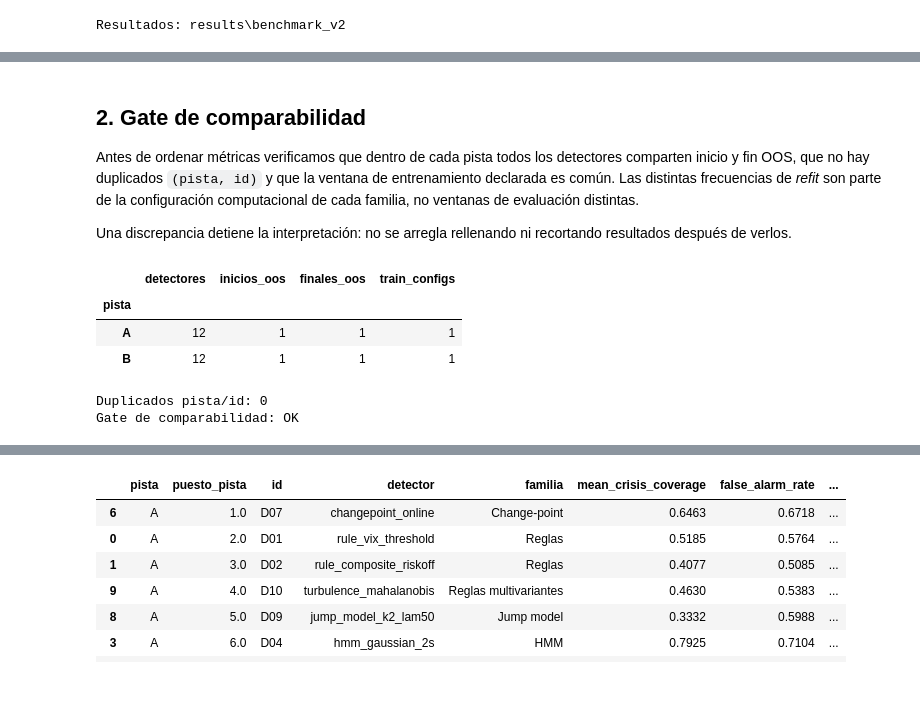
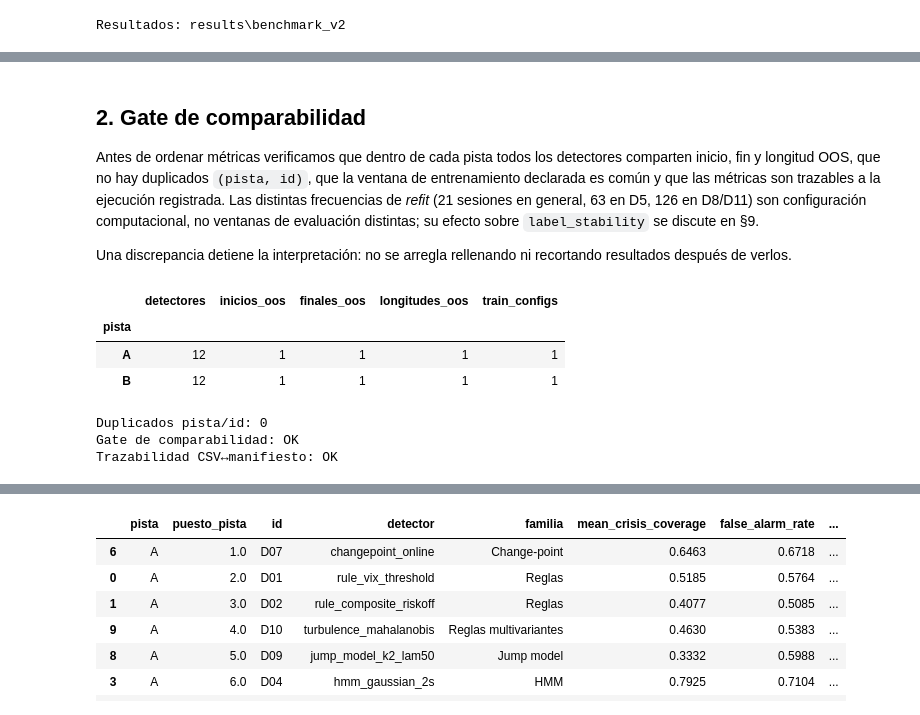
Before and after one commit to Romequinco/PRUEBAS_DETECCION_REGIMENES_DE_MERCADO_TFM, a Jupyter notebook: notebooks/05_comparacion_detectores.ipynb, the cells around one changed output, grey strips where cells are left out. Drawn from its saved outputs; the diff is of its cells as text; code cells hidden in the pictures; blank space fills up the shorter version.

```diff
--- a/notebooks/05_comparacion_detectores.ipynb
+++ b/notebooks/05_comparacion_detectores.ipynb
@@ -43,13 +67,27 @@ histórica y B riqueza multi-activo.
 # %%
+VERIFICACION_LOCAL = False
 try:
     metrics = bm.load_metrics(OUTPUT_DIR)
+    VERIFICACION_LOCAL = True
     HAY_RESULTADOS = True
 except FileNotFoundError as exc:
     metrics = pd.DataFrame()
     HAY_RESULTADOS = False
     print(exc)
+except RuntimeError as exc:
+    print('Verificación local de huella no superada en esta máquina:')
+    print('  ', str(exc)[:160], '...')
+    print('Se usan las métricas versionadas y se verifica su procedencia contra manifest.json.')
+    metrics = bm.load_metrics(OUTPUT_DIR, require_current=False)
+    HAY_RESULTADOS = True
 
 if HAY_RESULTADOS:
+    provenance = bm.metrics_provenance(OUTPUT_DIR)
+    TRAZABLE = bool(len(provenance) and provenance['coincide_manifest'].all())
+    print('Ejecución registrada en manifest.json:', provenance.attrs.get('manifest_generated_utc'))
+    print('CSV con huella = manifiesto:', int(provenance['coincide_manifest'].sum()), '/', len(provenance))
+    print('Verificación local completa (código + datos + entorno):', VERIFICACION_LOCAL)
+
     inventario = metrics.groupby('pista')['id'].agg(['count', lambda s: ', '.join(sorted(s))])
     inventario.columns = ['n_detectores', 'ids']
     display(inventario)
@@ -58,4 +96,5 @@ if HAY_RESULTADOS:
     print('Benchmark completo:', BENCHMARK_COMPLETO)
 else:
     BENCHMARK_COMPLETO = False
+    TRAZABLE = False
 # %% [output]
@@ -68,40 +113,43 @@ Benchmark completo: True
 ## 2. Gate de comparabilidad
 
 Antes de ordenar métricas verificamos que dentro de cada pista todos los detectores
-comparten inicio y fin OOS, que no hay duplicados `(pista, id)` y que la ventana de
-entrenamiento declarada es común. Las distintas frecuencias de *refit* son parte de
-la configuración computacional de cada familia, no ventanas de evaluación distintas.
+comparten inicio, fin y longitud OOS, que no hay duplicados `(pista, id)`, que la
+ventana de entrenamiento declarada es común y que las métricas son trazables a la
+ejecución registrada. Las distintas frecuencias de *refit* (21 sesiones en general, 63
+en D5, 126 en D8/D11) son configuración computacional, no ventanas de evaluación
+distintas; su efecto sobre `label_stability` se discute en §9.
 
 Una discrepancia detiene la interpretación: no se arregla rellenando ni recortando
 resultados después de verlos.
 # %%
 if HAY_RESULTADOS:
     duplicates = metrics.duplicated(['pista', 'id']).sum()
     checks = metrics.groupby('pista').agg(
         detectores=('id', 'nunique'),
         inicios_oos=('oos_start', 'nunique'),
         finales_oos=('oos_end', 'nunique'),
+        longitudes_oos=('n_oos', 'nunique'),
         train_configs=('train_days', 'nunique'),
     )
     display(checks)
     print('Duplicados pista/id:', duplicates)
     COMPARABLE = bool(
         duplicates == 0
-        and (checks['inicios_oos'] == 1).all()
-        and (checks['finales_oos'] == 1).all()
-        and (checks['train_configs'] == 1).all()
+        and (checks[['inicios_oos', 'finales_oos', 'longitudes_oos', 'train_configs']] == 1).all().all()
     )
     print('Gate de comparabilidad:', 'OK' if COMPARABLE else 'FALLA')
+    print('Trazabilidad CSV↔manifiesto:', 'OK' if TRAZABLE else 'FALLA')
 else:
     COMPARABLE = False
 
-LISTO_COMPARAR = bool(BENCHMARK_COMPLETO and COMPARABLE)
+LISTO_COMPARAR = bool(BENCHMARK_COMPLETO and COMPARABLE and TRAZABLE)
 if HAY_RESULTADOS and not BENCHMARK_COMPLETO:
     print('Comparación final bloqueada: faltan detectores; termina primero el notebook 04.')
 # %% [output]
-|  | detectores | inicios_oos | finales_oos | train_configs |
-| pista |  |  |  |  |
-| A | 12 | 1 | 1 | 1 |
-| B | 12 | 1 | 1 | 1 |
+|  | detectores | inicios_oos | finales_oos | longitudes_oos | train_configs |
+| pista |  |  |  |  |  |
+| A | 12 | 1 | 1 | 1 | 1 |
+| B | 12 | 1 | 1 | 1 | 1 |
 Duplicados pista/id: 0
 Gate de comparabilidad: OK
+Trazabilidad CSV↔manifiesto: OK
```
Also changed, not shown: parts of 28 cells of this notebook, 5 other files.
